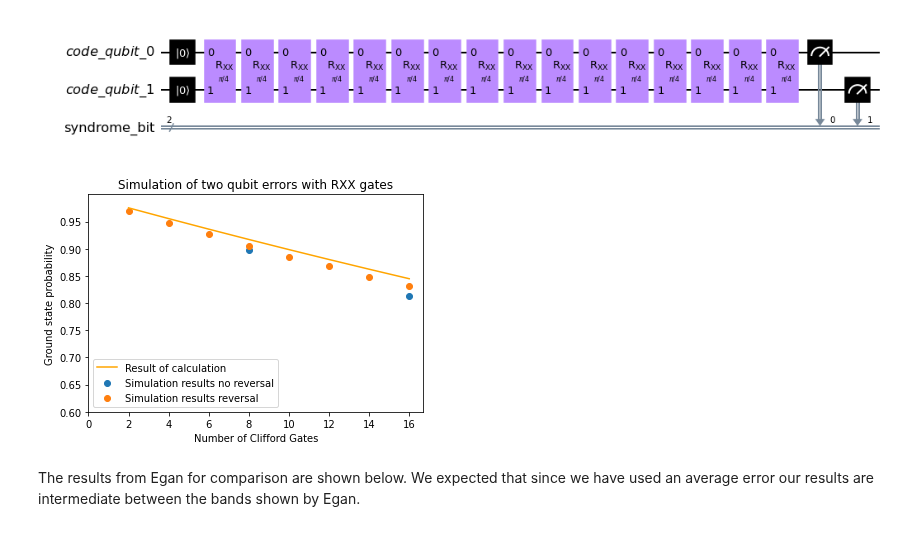
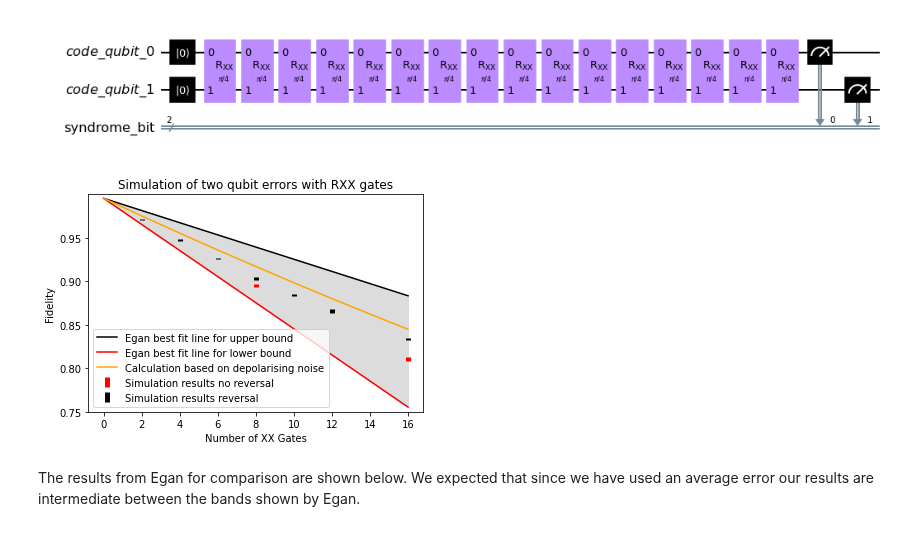
Before and after one commit to goldsmdn/SteaneCode, a Jupyter notebook: Egan_two_qubit_errors.ipynb, the cells around one changed output. Cells and saved outputs as stored; diff of their text form; code cells hidden in the pictures.

Commit message:
#24 Add function for std dev.  Enhance graph

```diff
--- a/Egan_two_qubit_errors.ipynb
+++ b/Egan_two_qubit_errors.ipynb
@@ -59,4 +51,14 @@ def get_noise(p_meas,s_gate,t_gate):
 Qubit 1 and Qubit 2 will each be unchanged with probability (1-p).  Both Qbit 1 and Qbit 2 will be unchanged with probability (1-p) ^ 2 which is close to 1-2p for small p.  When the qubits are changed then half the time this won't be detected by a projective measurement.  So the probability of the ground state after d gate is close to (1 - p) ^ d.
 # %% [markdown]
 We simulate for both reversals and no reversals.
+# %%
+#Define lists used in simulations for graphs
+simulation_probability_reverse = []
+standard_error_reverse = []
+simulation_probability_no_reverse = []
+standard_error_no_reverse = []
+#theoretical_probability_reverse = []
+#theoretical_probability_no_reverse = []
+gate_depth_plot_reverse = []
+gate_depth_plot_no_reverse = []
 # %%
@@ -122,0 +135,16 @@ For 16 gates with no reversal simulated mean ground state probability is 0.8122.
+# %%
+echoed_calculation = []
+cumulative_calculation = []
+theory_calculation = []
+expected = (1 - TWO_GATE_DEPOLARISING)** gate_depth * (1 - MEASURE_NOISE)
+for gate_depth in GATE_DEPTH_CALCULATION:
+    echoed = (1 - MEASURE_NOISE) -  gate_depth * 0.007
+    cumulative = (1 - MEASURE_NOISE) - gate_depth * 0.015
+    theory = (1 - TWO_GATE_DEPOLARISING)** gate_depth * (1 - MEASURE_NOISE)
+    echoed_calculation.append(echoed)
+    cumulative_calculation.append(cumulative)
+    theory_calculation.append(theory)
+    print(f'For {gate_depth} gates')
+    print(f'Egan  echoed best fit line is {echoed:.4f}')
+    print(f'Egan cumulative best fit line is {cumulative:.4f}')
+    print(f'Calculation based on depolarising noise is {theory:.4f}')
@@ -126,26 +172,33 @@ qc.draw(output='mpl', filename = 'Egan_two_qubit_circuit.jpg', fold=60)
 [figure]
 # %%
 #graph constants
-YMIN = 0.60
+YMIN = 0.75
 YMAX = 1.000
 YTICK = 0.05
+BAR_WIDTH = 5
 
 #graph
 title_text = "Ground state probabilty against number of Clifford Gates"
-plt.scatter(gate_depth_plot_no_reverse, simulation_probability_no_reverse, label = "Simulation results no reversal" )
-plt.scatter(gate_depth_plot_reverse, simulation_probability_reverse, label = "Simulation results reversal" )
-plt.plot(gate_depth_plot_reverse, theoretical_probability_reverse, label = "Result of calculation" , color="orange")
+plt.errorbar(gate_depth_plot_no_reverse, simulation_probability_no_reverse, yerr = standard_error_no_reverse,
+             fmt = 'none', elinewidth = BAR_WIDTH, label =  'Simulation results no reversal', color = 'red')
+plt.errorbar(gate_depth_plot_reverse, simulation_probability_reverse, yerr = standard_error_reverse,
+            fmt = 'none', elinewidth = BAR_WIDTH, label = 'Simulation results reversal', color = 'black')
+plt.plot(GATE_DEPTH_CALCULATION, echoed_calculation, label = "Egan best fit line for upper bound" , color="black")
+plt.plot(GATE_DEPTH_CALCULATION, cumulative_calculation, label = "Egan best fit line for lower bound" , color="red")
+plt.plot(GATE_DEPTH_CALCULATION, theory_calculation, label = "Calculation based on depolarising noise", color="orange")
+plt.fill_between(GATE_DEPTH_CALCULATION, echoed_calculation, cumulative_calculation, color = '#dcdcdc')
+
 plt.title('Simulation of two qubit errors with RXX gates')
-plt.xlabel('Number of Clifford Gates')
-plt.ylabel('Ground state probability')
+plt.xlabel('Number of XX Gates')
+plt.ylabel('Fidelity')
 plt.legend()
 plt.ylim(YMIN, YMAX)
 plt.xticks(np.arange(0, 18, 2))
 plt.yticks(np.arange(YMIN, YMAX, YTICK))
 fname = "RXX_gate_two_qubit_errors_graph.png"
 plt.savefig(fname)
 # %% [output]
-[figure, old version]
+[figure, new version]
 # %% [markdown]
 The results from Egan for comparison are shown below.  We expected that since we have used an average error our results are intermediate between the bands shown by Egan.
 
```
Also changed, not shown: parts of 8 cells of this notebook.
